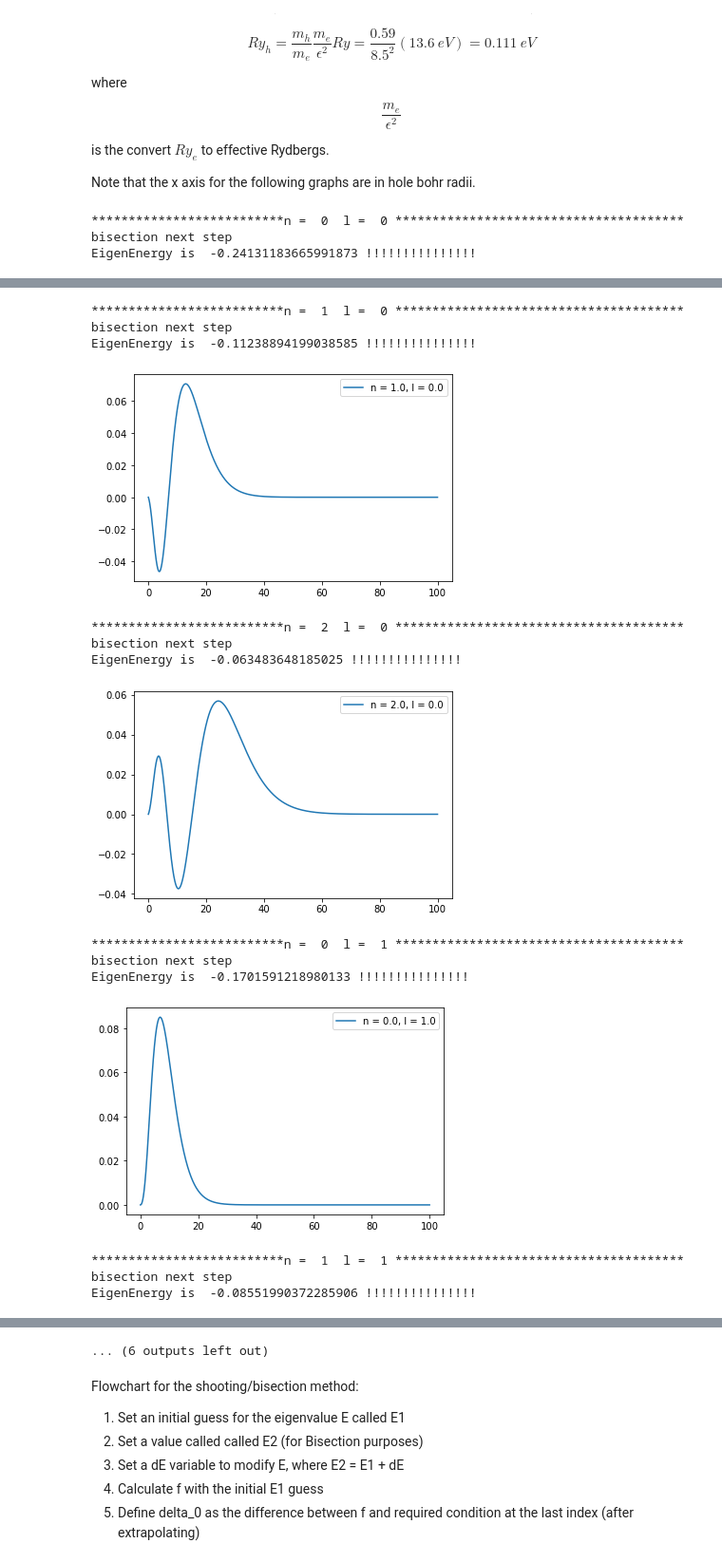
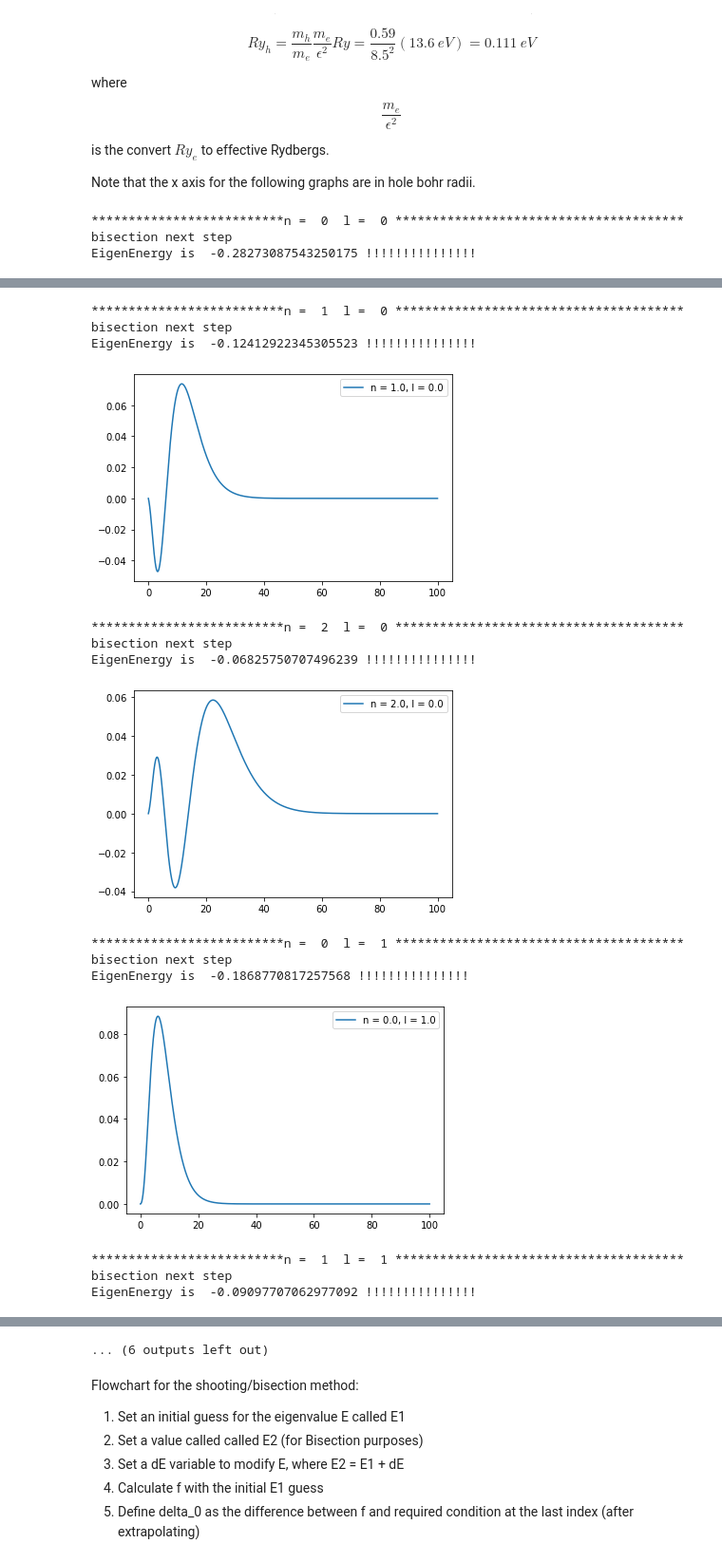
Before and after one commit to simwat/symphony, a Jupyter notebook: Bound_Excitons_Energy/May27_PulsPotential_Analysis-DrWatkins-Converted.ipynb, the cells around one changed output, grey strips where cells are left out. Shown at 95% size. Cells and saved outputs as stored; diff of their text form; code cells hidden in the pictures.

Commit message:
plots to various resolutions

```diff
--- a/Bound_Excitons_Energy/May27_PulsPotential_Analysis-DrWatkins-Converted.ipynb
+++ b/Bound_Excitons_Energy/May27_PulsPotential_Analysis-DrWatkins-Converted.ipynb
@@ -111,7 +111,7 @@ rho_max = 100
 rho = np.linspace(rho_min, rho_max, totrho)
 
 def PulsV(r):
-    K = 1.24
+    K = 1
     mh = 0.59
     me = 0.28
     return -2/r*(1-2*np.exp(-2*r*me/(K*mh))*(1+r*me/(K*mh)))
@@ -315,4 +315,4 @@ for l in range(3):
 # %% [output]
 **************************n =  0  l =  0 ***************************************
 bisection next step
-EigenEnergy is  -0.24131183665991873 !!!!!!!!!!!!!!!
+EigenEnergy is  -0.28273087543250175 !!!!!!!!!!!!!!!
@@ -320,15 +320,15 @@ EigenEnergy is  -0.24131183665991873 !!!!!!!!!!!!!!!
 **************************n =  1  l =  0 ***************************************
 bisection next step
-EigenEnergy is  -0.11238894199038585 !!!!!!!!!!!!!!!
+EigenEnergy is  -0.12412922345305523 !!!!!!!!!!!!!!!
-[figure, old version]
+[figure, new version]
 **************************n =  2  l =  0 ***************************************
 bisection next step
-EigenEnergy is  -0.063483648185025 !!!!!!!!!!!!!!!
+EigenEnergy is  -0.06825750707496239 !!!!!!!!!!!!!!!
-[figure, old version]
+[figure, new version]
 **************************n =  0  l =  1 ***************************************
 bisection next step
-EigenEnergy is  -0.1701591218980133 !!!!!!!!!!!!!!!
+EigenEnergy is  -0.1868770817257568 !!!!!!!!!!!!!!!
-[figure, old version]
+[figure, new version]
 **************************n =  1  l =  1 ***************************************
 bisection next step
-EigenEnergy is  -0.08551990372285906 !!!!!!!!!!!!!!!
+EigenEnergy is  -0.09097707062977092 !!!!!!!!!!!!!!!
```
Also changed, not shown: parts of 5 cells of this notebook, 8 other files.
